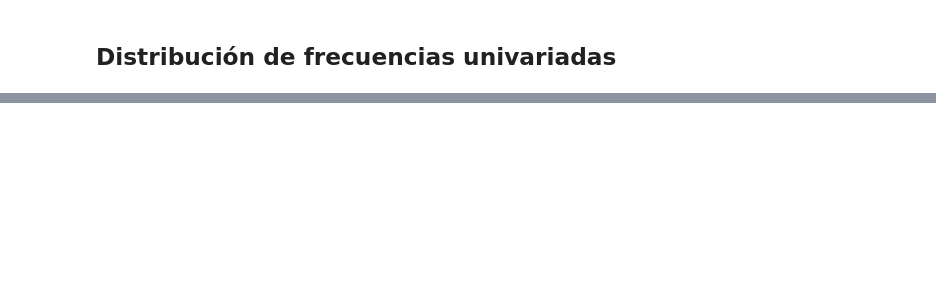
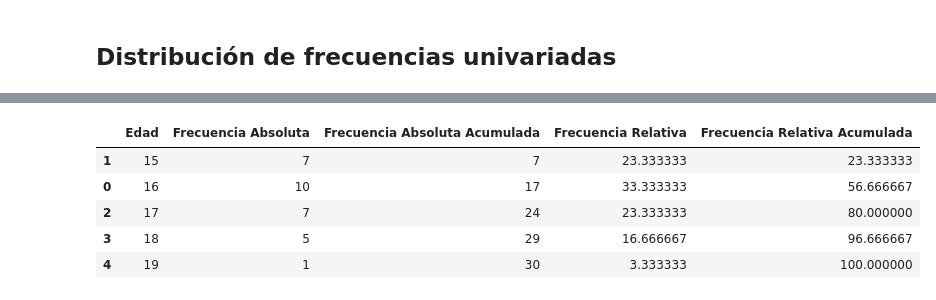
Before and after one commit to ajrianop/Estadistica_Descriptiva_y_Python_UD, a Jupyter notebook: 03_Distribucion_de_frecuencias.ipynb, the cells around one changed output, grey strips where cells are left out. Drawn from its saved outputs; the diff is of its cells as text; code cells hidden in the pictures; blank space fills up the shorter version.

```diff
--- a/03_Distribucion_de_frecuencias.ipynb
+++ b/03_Distribucion_de_frecuencias.ipynb
@@ -12,0 +61,36 @@ Las medidas de tendencia central y medidas de dispersión resumen los datos plan
+# %%
+# Datos de las edades de los estudiantes
+edades = [15, 16, 17, 15, 18, 16, 16, 17, 17, 15, 16, 18, 15, 17, 16, 16, 19, 18, 15, 16, 17, 15, 16, 18, 16, 17, 16, 15, 18, 17]
+
+# Importar la librería pandas para trabajar con tablas de datos
+import pandas as pd
+
+# Crear un DataFrame con las edades
+df = pd.DataFrame(edades, columns=['Edad'])
+
+# Calcular la frecuencia absoluta
+tabla = df['Edad'].value_counts().reset_index()
+tabla.columns = ['Edad', 'Frecuencia Absoluta']
+
+# Ordenar por edad
+tabla = tabla.sort_values(by='Edad')
+
+# Calcular la frecuencia acumulada
+tabla['Frecuencia Absoluta Acumulada'] = tabla['Frecuencia Absoluta'].cumsum()
+
+# Calcular la frecuencia relativa
+total_estudiantes = len(edades)
+tabla['Frecuencia Relativa'] = tabla['Frecuencia Absoluta'] / total_estudiantes * 100
+
+# Calcular la frecuencia relativa acumulada
+tabla['Frecuencia Relativa Acumulada'] = tabla['Frecuencia Relativa'].cumsum()
+
+# Mostrar la tabla de frecuencias
+tabla
+# %% [output]
+|  | Edad | Frecuencia Absoluta | Frecuencia Absoluta Acumulada | Frecuencia Relativa | Frecuencia Relativa Acumulada |
+| 1 | 15 | 7 | 7 | 23.333333 | 23.333333 |
+| 0 | 16 | 10 | 17 | 33.333333 | 56.666667 |
+| 2 | 17 | 7 | 24 | 23.333333 | 80.000000 |
+| 3 | 18 | 5 | 29 | 16.666667 | 96.666667 |
+| 4 | 19 | 1 | 30 | 3.333333 | 100.000000 |
```
Also changed, not shown: parts of 25 cells of this notebook.
